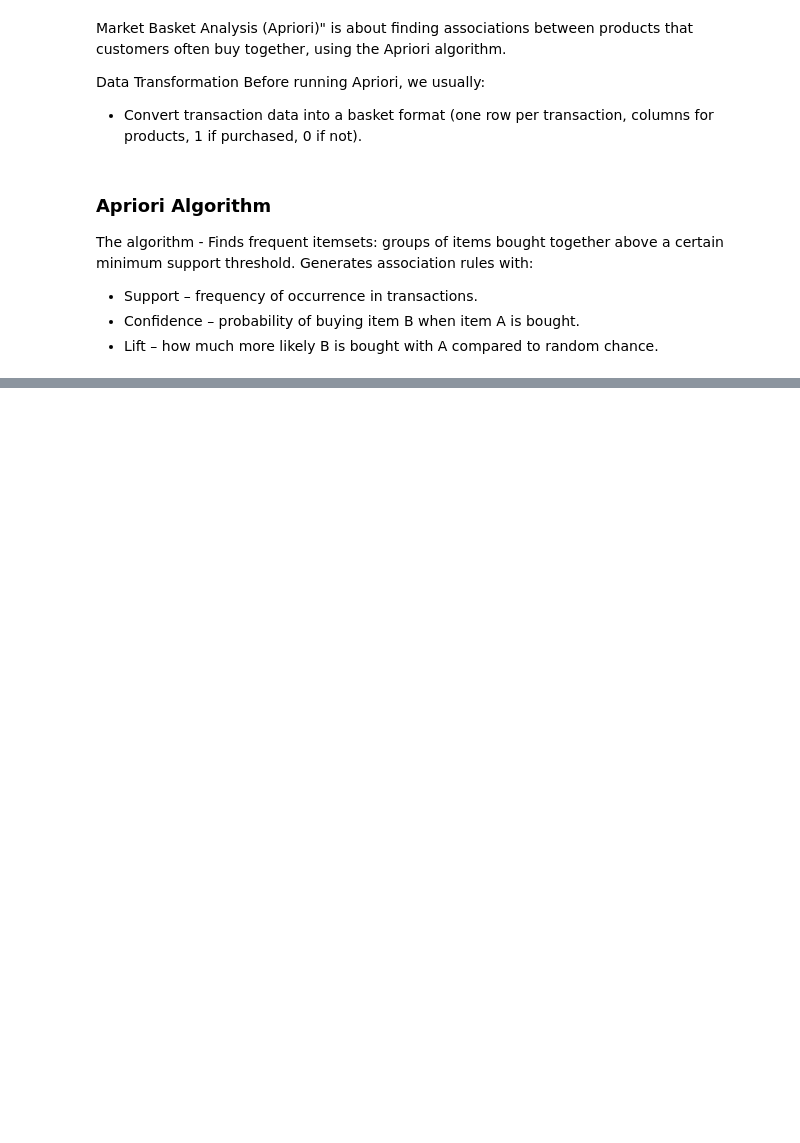
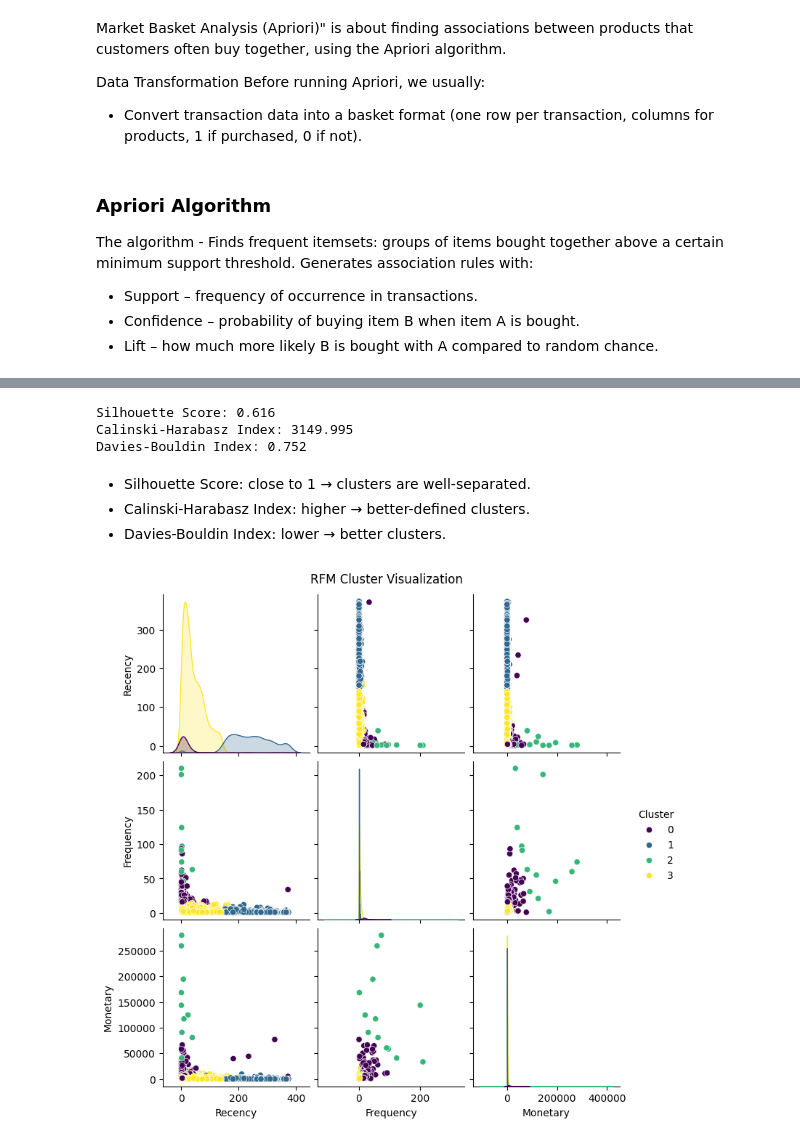
Before and after one commit to chamudiR/Customer-Segmentation-and-Market-Basket-Analysis, a Jupyter notebook: online+retail/K means algorithm.ipynb, the cells around one changed output, grey strips where cells are left out. Drawn from its saved outputs; the diff is of its cells as text; code cells hidden in the pictures; blank space fills up the shorter version.

```diff
--- a/online+retail/K means algorithm.ipynb
+++ b/online+retail/K means algorithm.ipynb
@@ -218,0 +231,26 @@ rules.sort_values('lift', ascending=False).head()
+# %%
+# Silhouette Score (range -1 to 1, higher is better)
+sil_score = silhouette_score(rfm_scaled, rfm['Cluster'])
+print(f"Silhouette Score: {sil_score:.3f}")
+
+# Calinski-Harabasz Index (higher is better)
+ch_score = calinski_harabasz_score(rfm_scaled, rfm['Cluster'])
+print(f"Calinski-Harabasz Index: {ch_score:.3f}")
+
+# Davies-Bouldin Index (lower is better)
+db_score = davies_bouldin_score(rfm_scaled, rfm['Cluster'])
+print(f"Davies-Bouldin Index: {db_score:.3f}")
+# %% [output]
+Silhouette Score: 0.616
+Calinski-Harabasz Index: 3149.995
+Davies-Bouldin Index: 0.752
+# %% [markdown]
+- Silhouette Score: close to 1 → clusters are well-separated.
+- Calinski-Harabasz Index: higher → better-defined clusters.
+- Davies-Bouldin Index: lower → better clusters.
+# %%
+sns.pairplot(rfm, vars=['Recency','Frequency','Monetary'], hue='Cluster', palette='viridis')
+plt.suptitle("RFM Cluster Visualization", y=1.02)
+plt.show()
+# %% [output]
+[figure, added]
```
Also changed, not shown: parts of 12 cells of this notebook.
